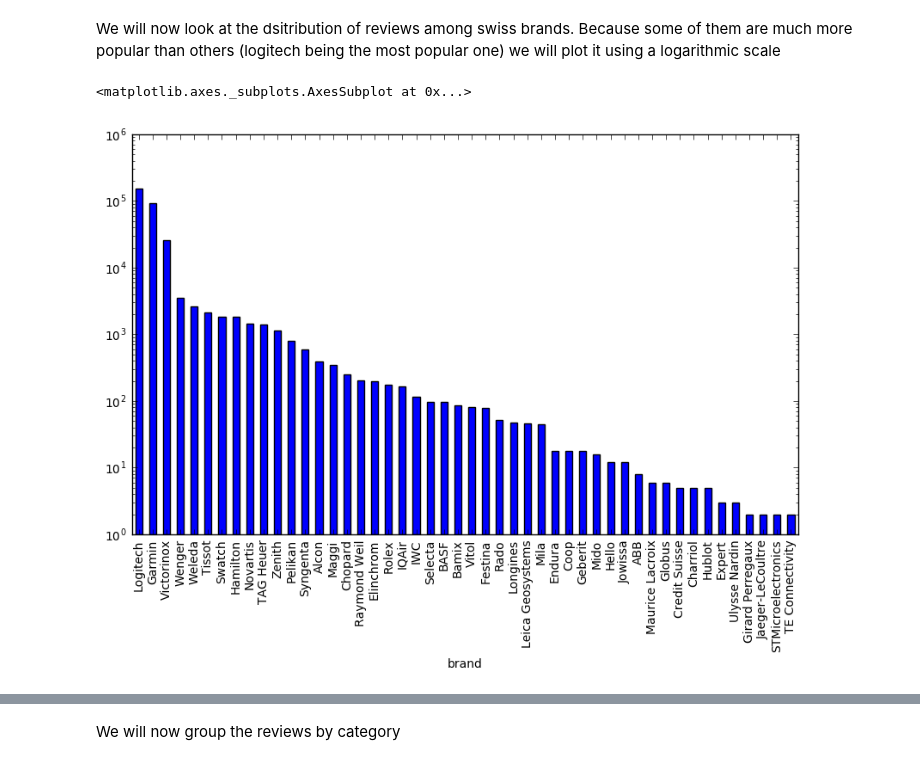
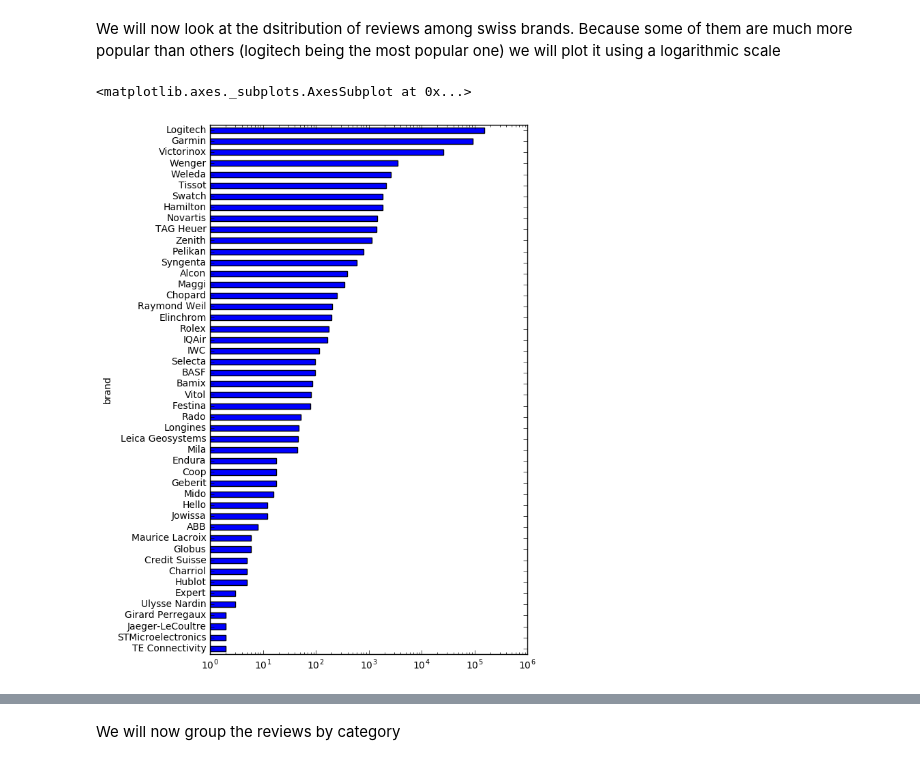
Before and after one commit to bojanp94/ADAProject, a Jupyter notebook: swiss products.ipynb, the cells around one changed output, grey strips where cells are left out. Drawn from its saved outputs; the diff is of its cells as text; code cells hidden in the pictures.

```diff
--- a/swiss products.ipynb
+++ b/swiss products.ipynb
@@ -76,10 +85,10 @@ yearGroup['overall'].count().plot.bar()
 # %% [markdown]
 We will now look at the dsitribution of reviews among swiss brands. Because some of them are much more popular than others (logitech being the most popular one) we will plot it using a logarithmic scale
 # %%
-swissDF.groupby(['brand'])['brand'].count().sort_values(ascending=False).plot.bar(log=True, figsize=(10, 6))
+swissDF.groupby(['brand'])['brand'].count().sort_values(ascending=True).plot.barh(log=True, figsize=(6, 10))
 # %% [output]
 <matplotlib.axes._subplots.AxesSubplot at 0x...>
-[figure, old version]
+[figure, new version]
 # %%
 brandScore = swissDF.groupby(['brand', 'overall'])['brand']
 brandScore = brandScore.count().unstack('overall')
```
Also changed, not shown: parts of 15 cells of this notebook, 1 other file.
